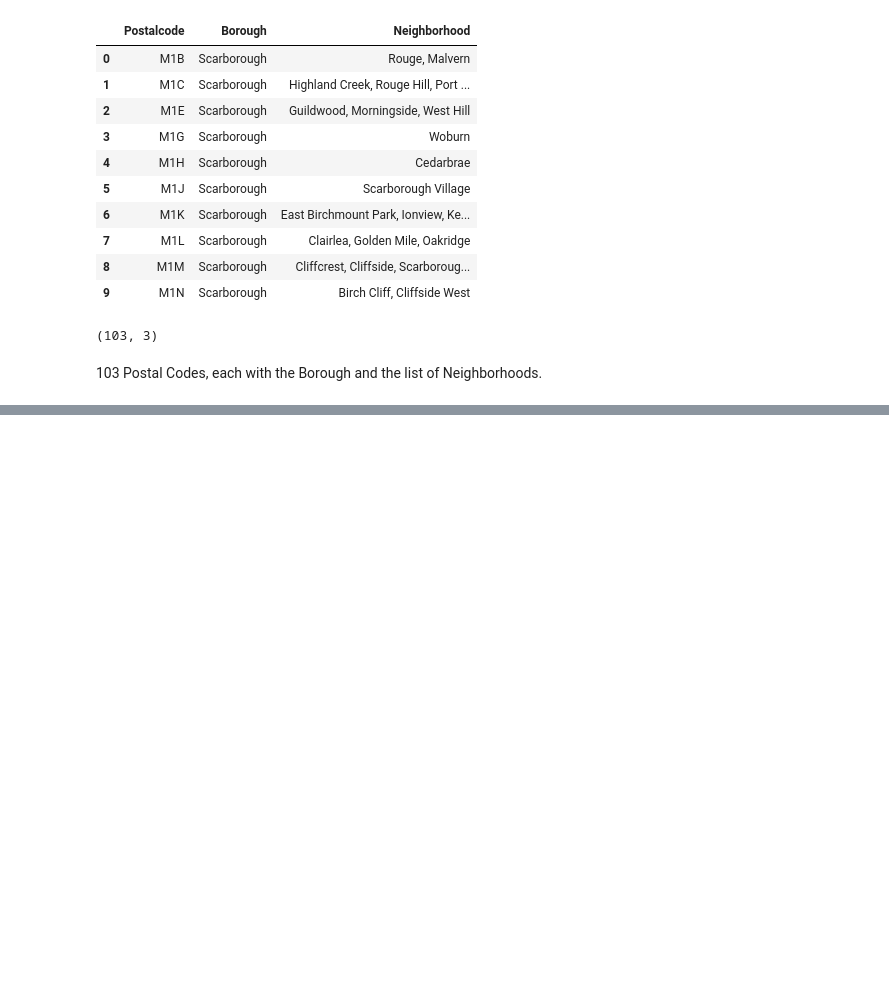
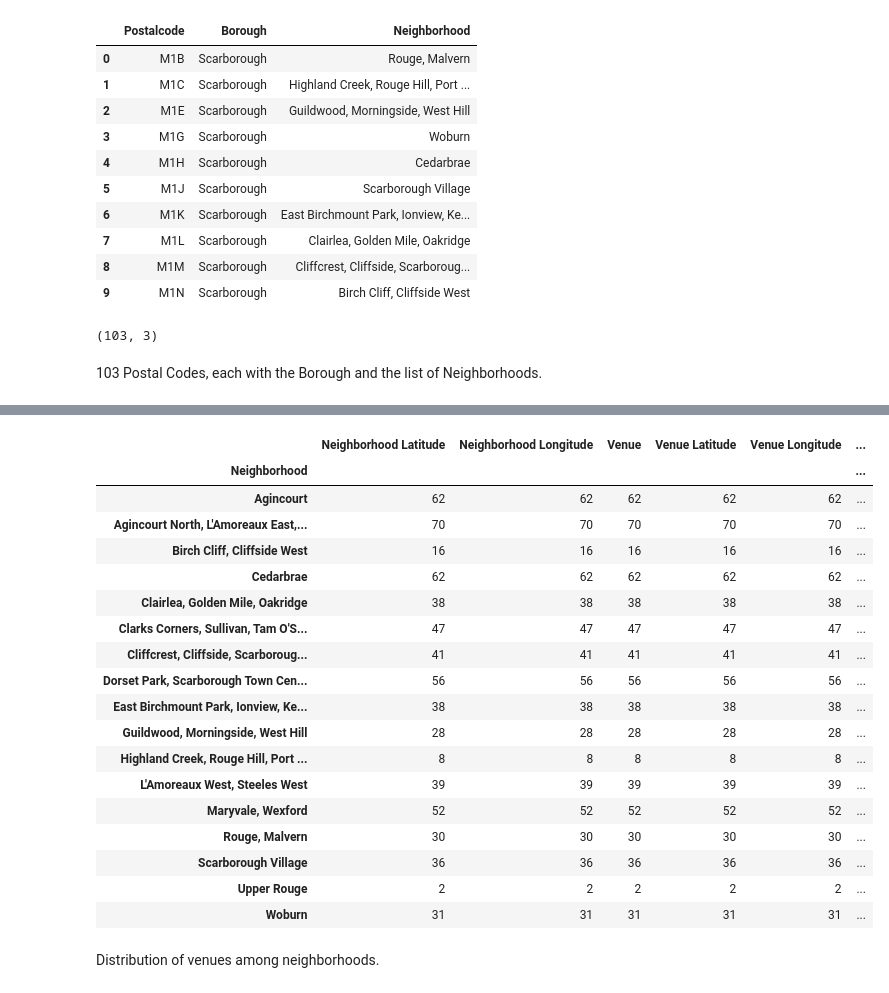
Before and after one commit to ItsMeLarry/Coursera_Capstone, a Jupyter notebook: Lesson 3 Peer Reviewed Assignment Notebook..ipynb, the cells around one changed output, grey strips where cells are left out. Saved outputs shown, nothing was run; the diff lists cells and outputs as text; code cells hidden in the pictures; blank space fills up the shorter version.

```diff
--- a/Lesson 3 Peer Reviewed Assignment Notebook..ipynb
+++ b/Lesson 3 Peer Reviewed Assignment Notebook..ipynb
@@ -73,0 +302,29 @@ tordf2.shape
+# %%
+# function that extracts the category of the venue
+def get_category_type(row):
+    try:
+        categories_list = row['categories']
+    except:
+        categories_list = row['venue.categories']
+
+    if len(categories_list) == 0:
+        return None
+    else:
+        return categories_list[0]['name']
+
+venues = results['response']['groups'][0]['items']
+from pandas.io.json import json_normalize # tranform JSON file into a pandas dataframe
+nearby_venues = json_normalize(venues) # flatten JSON
+
+# filter columns
+filtered_columns = ['venue.name', 'venue.categories', 'venue.location.lat', 'venue.location.lng']
+nearby_venues =nearby_venues.loc[:, filtered_columns]
+
+# filter the category for each row
+nearby_venues['venue.categories'] = nearby_venues.apply(get_category_type, axis=1)
+
+# clean columns
+nearby_venues.columns = [col.split(".")[-1] for col in nearby_venues.columns]
+
+print(nearby_venues.head())
+print('{} venues were returned by Foursquare.'.format(nearby_venues.shape[0]))
@@ -73,0 +418,24 @@ tordf2.shape
+# %%
+Scarborough_venues.groupby('Neighborhood').count()
+# %% [output]
+|  | Neighborhood Latitude | Neighborhood Longitude | Venue | Venue Latitude | Venue Longitude | ... |
+| Neighborhood |  |  |  |  |  | ... |
+| Agincourt | 62 | 62 | 62 | 62 | 62 | ... |
+| Agincourt North, L'Amoreaux East,... | 70 | 70 | 70 | 70 | 70 | ... |
+| Birch Cliff, Cliffside West | 16 | 16 | 16 | 16 | 16 | ... |
+| Cedarbrae | 62 | 62 | 62 | 62 | 62 | ... |
+| Clairlea, Golden Mile, Oakridge | 38 | 38 | 38 | 38 | 38 | ... |
+| Clarks Corners, Sullivan, Tam O'S... | 47 | 47 | 47 | 47 | 47 | ... |
+| Cliffcrest, Cliffside, Scarboroug... | 41 | 41 | 41 | 41 | 41 | ... |
+| Dorset Park, Scarborough Town Cen... | 56 | 56 | 56 | 56 | 56 | ... |
+| East Birchmount Park, Ionview, Ke... | 38 | 38 | 38 | 38 | 38 | ... |
+| Guildwood, Morningside, West Hill | 28 | 28 | 28 | 28 | 28 | ... |
+| Highland Creek, Rouge Hill, Port ... | 8 | 8 | 8 | 8 | 8 | ... |
+| L'Amoreaux West, Steeles West | 39 | 39 | 39 | 39 | 39 | ... |
+| Maryvale, Wexford | 52 | 52 | 52 | 52 | 52 | ... |
+| Rouge, Malvern | 30 | 30 | 30 | 30 | 30 | ... |
+| Scarborough Village | 36 | 36 | 36 | 36 | 36 | ... |
+| Upper Rouge | 2 | 2 | 2 | 2 | 2 | ... |
+| Woburn | 31 | 31 | 31 | 31 | 31 | ... |
+# %% [markdown]
+Distribution of venues among neighborhoods.
```
Also changed, not shown: parts of 44 cells of this notebook.
